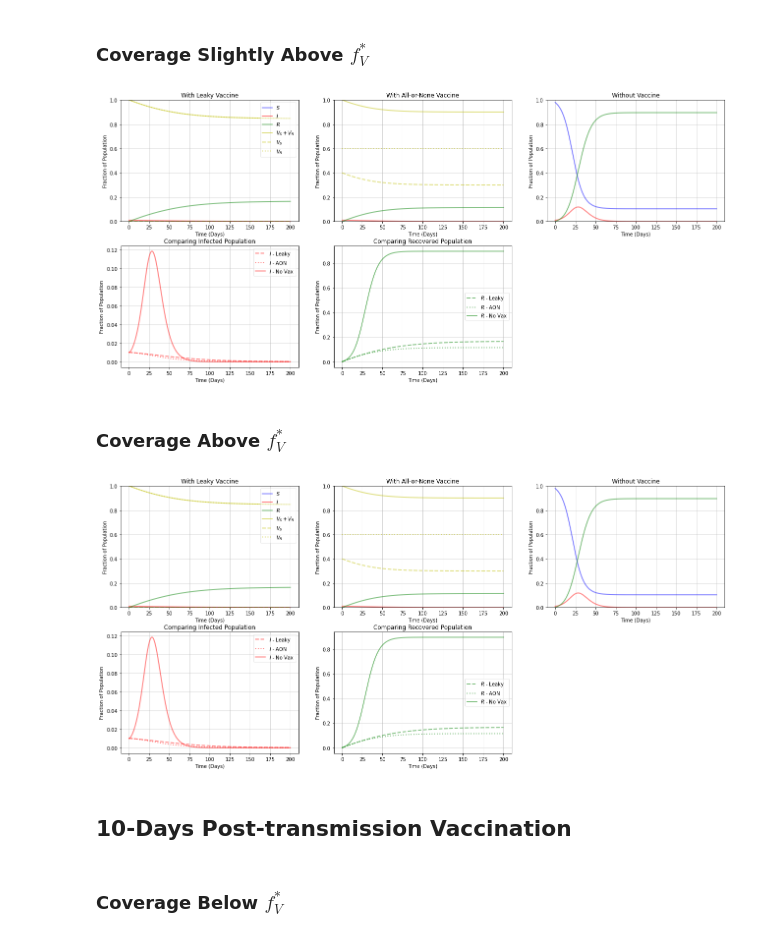
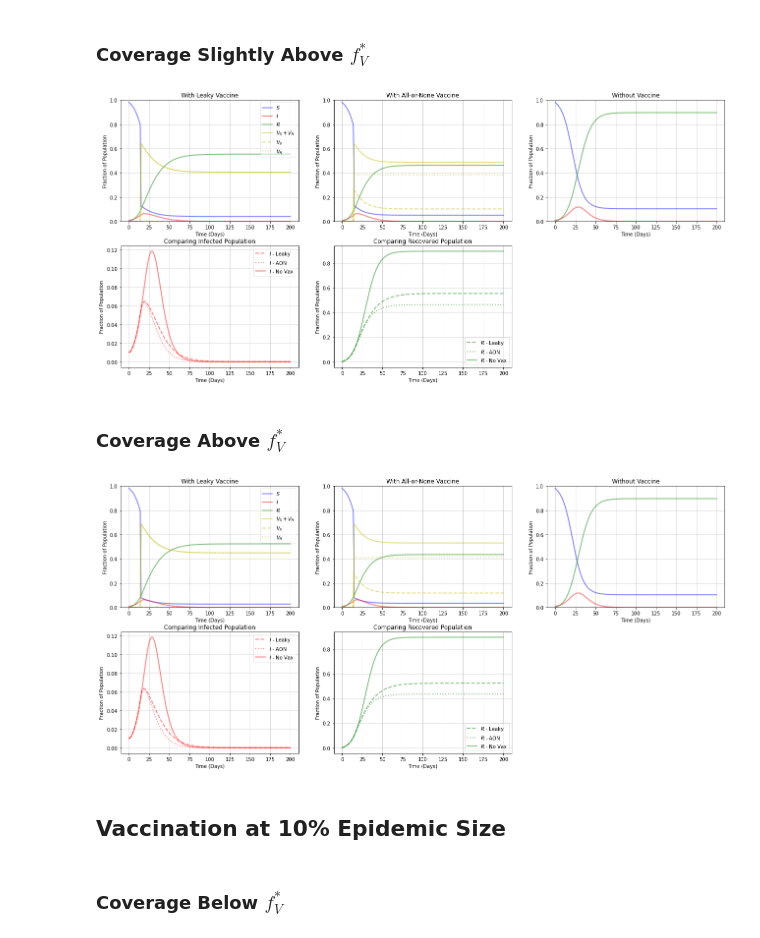
Before and after one commit to anjalika-nande/VaccineEfficacy, a Jupyter notebook: Scenarios/Scenarios_time-series.ipynb, the cells around one changed output. Cells and saved outputs as stored; diff of their text form; code cells hidden in the pictures.

```diff
--- a/Scenarios/Scenarios_time-series.ipynb
+++ b/Scenarios/Scenarios_time-series.ipynb
@@ -35,32 +35,30 @@ Based on the contour plot and surface plot, let $R_{0,V} = 2.5$ and $\epsilon_L
 # %%
 # common parameter values
 sigma = 1/4; gamma = 1/4; beta = 2.5 * gamma; eps = 0.6; fc = 1/eps * (1 - 1/2.5)
-t = np.linspace(0, 200, 201); tv = -1
+t = 200; tv = -1
 
 # set initial conditions
 s0 = 0.98; e0 = 0.01; i0 = 0.01; r0 = 0
+y0 = [s0, e0, i0, r0]
 
 # no vaccination
-y0 = [s0, e0, i0, r0]
-sim = odeint(seir, y0, t, args=(beta, sigma, gamma))
+sim = odeint(seir, y0, np.linspace(0, t, t+1), args=(beta, sigma, gamma))
 sim = sim.T
 # %% [markdown]
 ### Coverage Below $f^*_V$
 # %%
 ### run model
 # set parameters
-fv = fc * 0.8; s0_vax = 0.98 - fv
+t = 200; fv = fc * 0.8
 
 # leaky
-vs0_leaky = 0; vr0_leaky = fv; y0_leaky = [s0_vax, vs0_leaky, vr0_leaky, e0, i0, r0]
-sim_leaky = run_modified_seir(y0_leaky, t, tv, beta, sigma, gamma, fv, eps, mode = 'leaky')
+sim_leaky_0_below = run_modified_seir(y0, t, tv, beta, sigma, gamma, fv, eps, mode = 'leaky')
 
 # aon
-vs0_aon = fv*(1-eps); vr0_aon = fv*eps; y0_aon = [s0_vax, vs0_aon, vr0_aon, e0, i0, r0]
-sim_aon = run_modified_seir(y0_aon, t, tv, beta, sigma, gamma, fv, eps, mode = 'aon')
+sim_aon_0_below = run_modified_seir(y0, t, tv, beta, sigma, gamma, fv, eps, mode = 'aon')
 
 ### plot time-series plot
-plot_timeseries(sim, sim_leaky, sim_aon, savefig=True, filename='timeseries_pre_below')
+plot_timeseries(sim, sim_leaky_0_below, sim_aon_0_below, savefig=False, filename='timeseries_pre_below')
 # %% [output]
 [figure]
 # %% [markdown]
@@ -68,41 +66,37 @@ plot_timeseries(sim, sim_leaky, sim_aon, savefig=True, filename='timeseries_pre_
 # %%
 ### run model
 # set parameters
-fv = 1 - ((1 - fc) * 0.8); s0_vax = 0.98 - fv
+t = 200; fv = 1 - ((1 - fc) * 0.8)
 
 # leaky
-vs0_leaky = 0; vr0_leaky = fv; y0_leaky = [s0_vax, vs0_leaky, vr0_leaky, e0, i0, r0]
-sim_leaky = run_modified_seir(y0_leaky, t, tv, beta, sigma, gamma, fv, eps, mode = 'leaky')
+sim_leaky_0_slabove = run_modified_seir(y0, t, tv, beta, sigma, gamma, fv, eps, mode = 'leaky')
 
 # aon
-vs0_aon = fv*(1-eps); vr0_aon = fv*eps; y0_aon = [s0_vax, vs0_aon, vr0_aon, e0, i0, r0]
-sim_aon = run_modified_seir(y0_aon, t, tv, beta, sigma, gamma, fv, eps, mode = 'aon')
+sim_aon_0_slabove = run_modified_seir(y0, t, tv, beta, sigma, gamma, fv, eps, mode = 'aon')
 
 ### plot time-series plot
-plot_timeseries(sim, sim_leaky, sim_aon, savefig=True, filename='timeseries_pre_slabove')
+plot_timeseries(sim, sim_leaky_0_slabove, sim_aon_0_slabove, savefig=False, filename='timeseries_pre_slabove')
 # %% [output]
-[figure, old version]
+[figure, new version]
 # %% [markdown]
 ### Coverage Above $f^*_V$
 # %%
 ### run model
 # set parameters
-fv = 1 - ((1 - fc) * 0.5); s0_vax = 0.98 - fv
+t = 200; fv = 1 - ((1 - fc) * 0.5)
 
 # leaky
-vs0_leaky = 0; vr0_leaky = fv; y0_leaky = [s0_vax, vs0_leaky, vr0_leaky, e0, i0, r0]
-sim_leaky = run_modified_seir(y0_leaky, t, tv, beta, sigma, gamma, fv, eps, mode = 'leaky')
+sim_leaky_0_above = run_modified_seir(y0, t, tv, beta, sigma, gamma, fv, eps, mode = 'leaky')
 
 # aon
-vs0_aon = fv*(1-eps); vr0_aon = fv*eps; y0_aon = [s0_vax, vs0_aon, vr0_aon, e0, i0, r0]
-sim_aon = run_modified_seir(y0_aon, t, tv, beta, sigma, gamma, fv, eps, mode = 'aon')
+sim_aon_0_above = run_modified_seir(y0, t, tv, beta, sigma, gamma, fv, eps, mode = 'aon')
 
 ### plot time-series plot
-plot_timeseries(sim, sim_leaky, sim_aon, savefig=True, filename='timeseries_pre_above')
+plot_timeseries(sim, sim_leaky_0_above, sim_aon_0_above, savefig=False, filename='timeseries_pre_above')
 # %% [output]
-[figure, old version]
+[figure, new version]
-# %% [markdown]
-## 10-Days Post-transmission Vaccination
+# %% [markdown]
+## Vaccination at 10% Epidemic Size
 # %%
 # common parameter values
 sigma = 1/4; gamma = 1/4; beta = 2.5 * gamma; eps = 0.6
```
Also changed, not shown: parts of 13 cells of this notebook, 5 other files.
